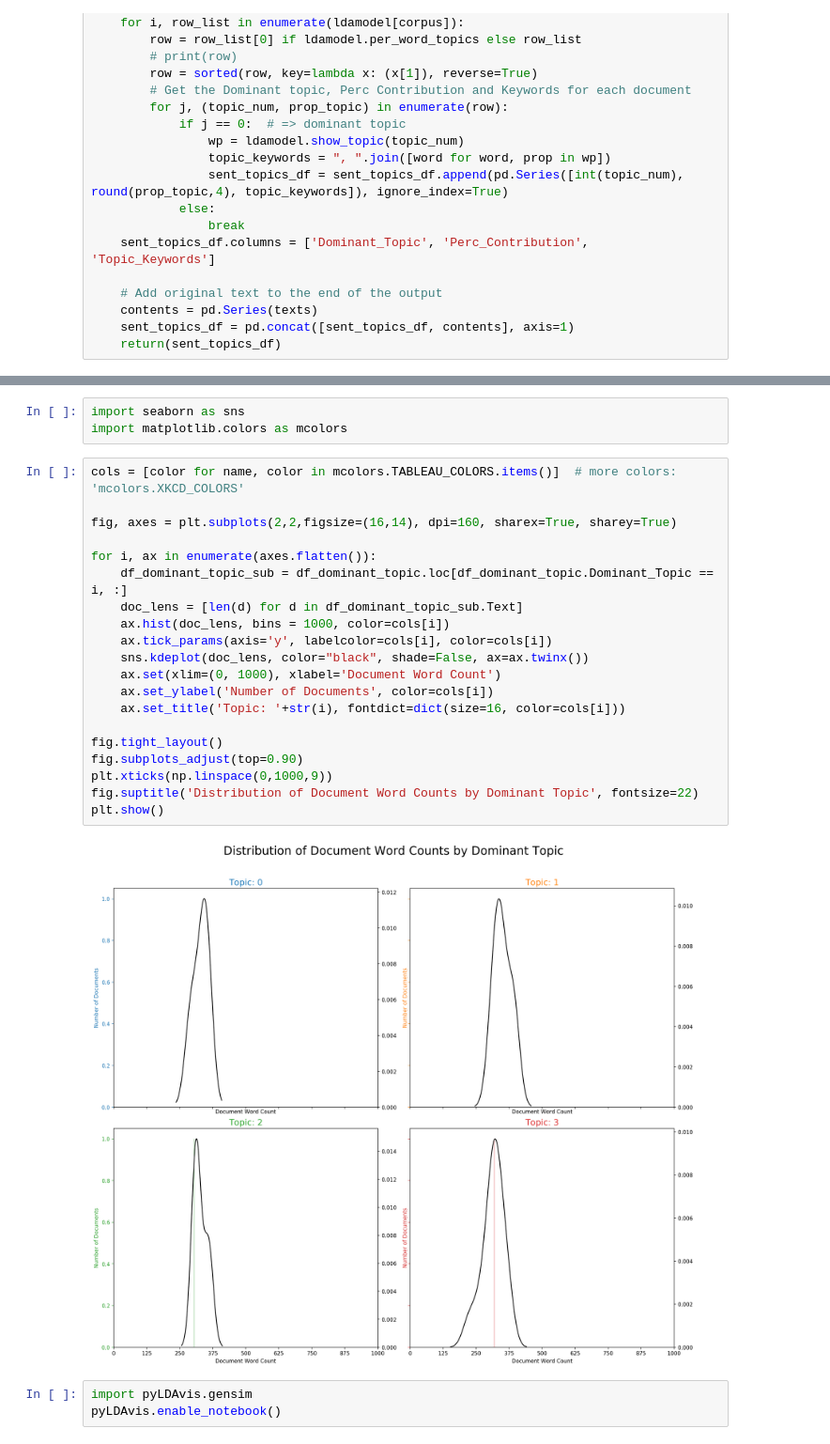
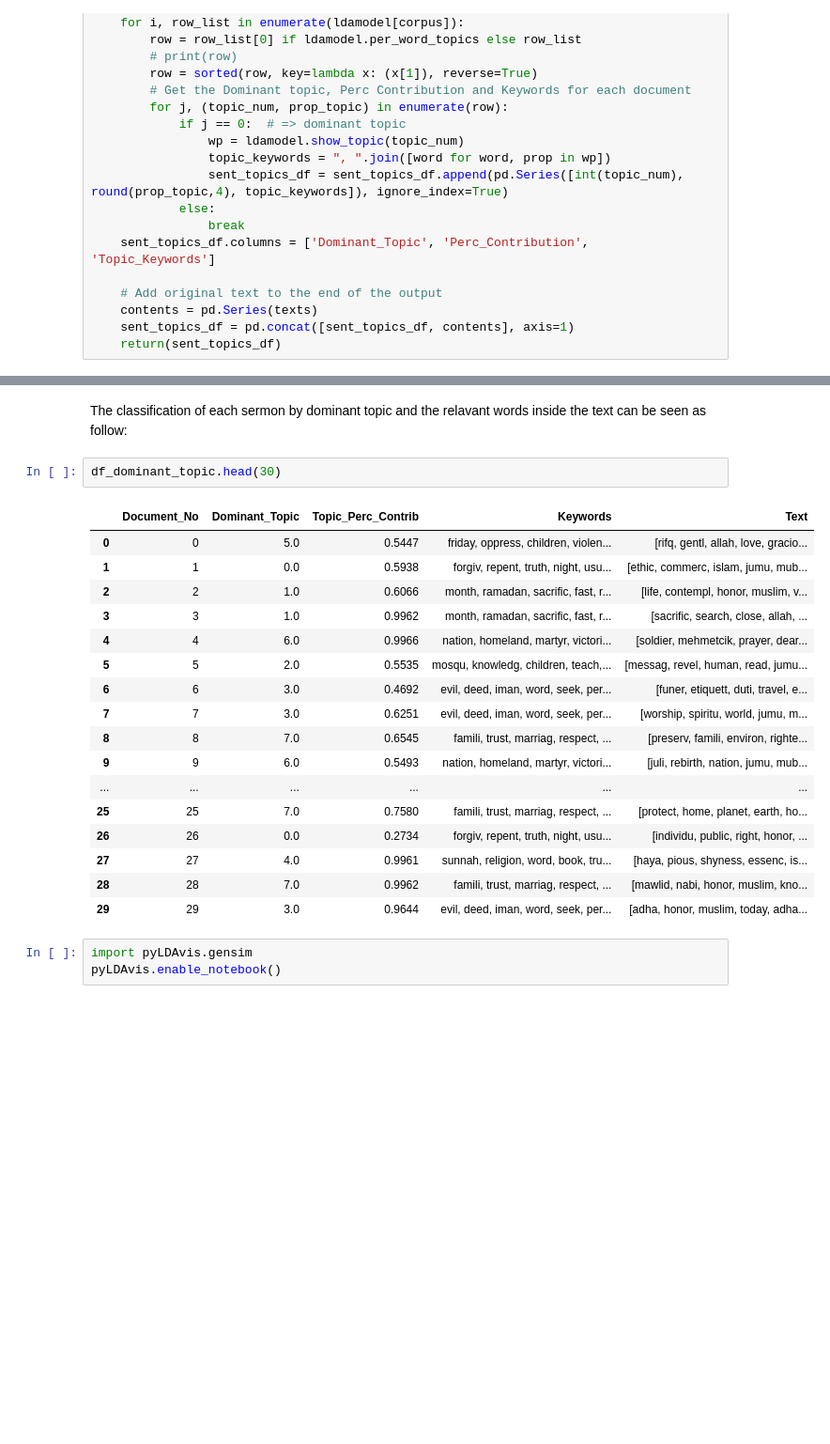
Before and after one commit to ihsankahveci/friday_sermons, a Jupyter notebook: sermon_scraper/TopicModelling.ipynb, the cells around one changed output, grey strips where cells are left out. Shown at 94% size. Saved outputs shown, nothing was run; the diff lists cells and outputs as text; blank space fills up the shorter version.

```diff
--- a/sermon_scraper/TopicModelling.ipynb
+++ b/sermon_scraper/TopicModelling.ipynb
@@ -238,28 +329,25 @@ df_dominant_topic.head(10)
-# %%
-import seaborn as sns
-import matplotlib.colors as mcolors
-# %%
-cols = [color for name, color in mcolors.TABLEAU_COLORS.items()]  # more colors: 'mcolors.XKCD_COLORS'
-
-fig, axes = plt.subplots(2,2,figsize=(16,14), dpi=160, sharex=True, sharey=True)
-
-for i, ax in enumerate(axes.flatten()):
-    df_dominant_topic_sub = df_dominant_topic.loc[df_dominant_topic.Dominant_Topic == i, :]
-    doc_lens = [len(d) for d in df_dominant_topic_sub.Text]
-    ax.hist(doc_lens, bins = 1000, color=cols[i])
-    ax.tick_params(axis='y', labelcolor=cols[i], color=cols[i])
-    sns.kdeplot(doc_lens, color="black", shade=False, ax=ax.twinx())
-    ax.set(xlim=(0, 1000), xlabel='Document Word Count')
-    ax.set_ylabel('Number of Documents', color=cols[i])
-    ax.set_title('Topic: '+str(i), fontdict=dict(size=16, color=cols[i]))
-
-fig.tight_layout()
-fig.subplots_adjust(top=0.90)
-plt.xticks(np.linspace(0,1000,9))
-fig.suptitle('Distribution of Document Word Counts by Dominant Topic', fontsize=22)
-plt.show()
-# %% [output]
-[figure, removed]
+# %% [markdown]
+The classification of each sermon by dominant topic and the relavant words inside the text can be seen as follow:
+# %%
+df_dominant_topic.head(30)
+# %% [output]
+|  | Document_No | Dominant_Topic | Topic_Perc_Contrib | Keywords | Text |
+| 0 | 0 | 5.0 | 0.5447 | friday, oppress, children, violen... | [rifq, gentl, allah, love, gracio... |
+| 1 | 1 | 0.0 | 0.5938 | forgiv, repent, truth, night, usu... | [ethic, commerc, islam, jumu, mub... |
+| 2 | 2 | 1.0 | 0.6066 | month, ramadan, sacrific, fast, r... | [life, contempl, honor, muslim, v... |
+| 3 | 3 | 1.0 | 0.9962 | month, ramadan, sacrific, fast, r... | [sacrific, search, close, allah, ... |
+| 4 | 4 | 6.0 | 0.9966 | nation, homeland, martyr, victori... | [soldier, mehmetcik, prayer, dear... |
+| 5 | 5 | 2.0 | 0.5535 | mosqu, knowledg, children, teach,... | [messag, revel, human, read, jumu... |
+| 6 | 6 | 3.0 | 0.4692 | evil, deed, iman, word, seek, per... | [funer, etiquett, duti, travel, e... |
+| 7 | 7 | 3.0 | 0.6251 | evil, deed, iman, word, seek, per... | [worship, spiritu, world, jumu, m... |
+| 8 | 8 | 7.0 | 0.6545 | famili, trust, marriag, respect, ... | [preserv, famili, environ, righte... |
+| 9 | 9 | 6.0 | 0.5493 | nation, homeland, martyr, victori... | [juli, rebirth, nation, jumu, mub... |
+| ... | ... | ... | ... | ... | ... |
+| 25 | 25 | 7.0 | 0.7580 | famili, trust, marriag, respect, ... | [protect, home, planet, earth, ho... |
+| 26 | 26 | 0.0 | 0.2734 | forgiv, repent, truth, night, usu... | [individu, public, right, honor, ... |
+| 27 | 27 | 4.0 | 0.9961 | sunnah, religion, word, book, tru... | [haya, pious, shyness, essenc, is... |
+| 28 | 28 | 7.0 | 0.9962 | famili, trust, marriag, respect, ... | [mawlid, nabi, honor, muslim, kno... |
+| 29 | 29 | 3.0 | 0.9644 | evil, deed, iman, word, seek, per... | [adha, honor, muslim, today, adha... |
 # %%
 import pyLDAvis.gensim
 pyLDAvis.enable_notebook()
```
Also changed, not shown: parts of 48 cells of this notebook, 12 other files.
